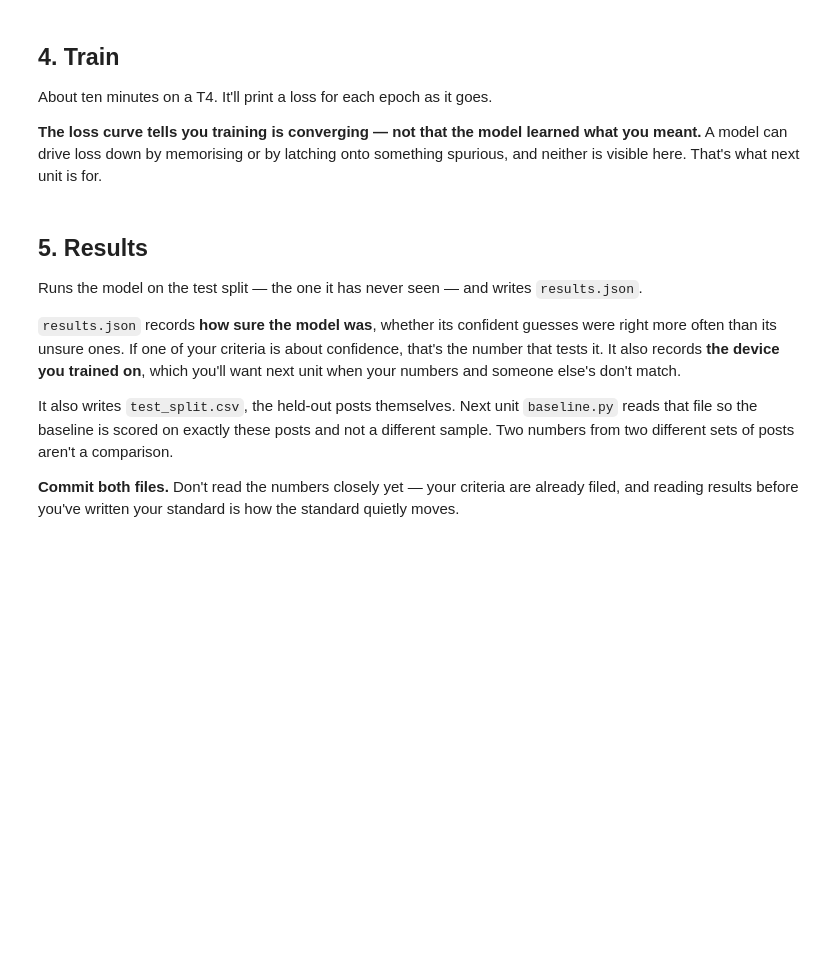
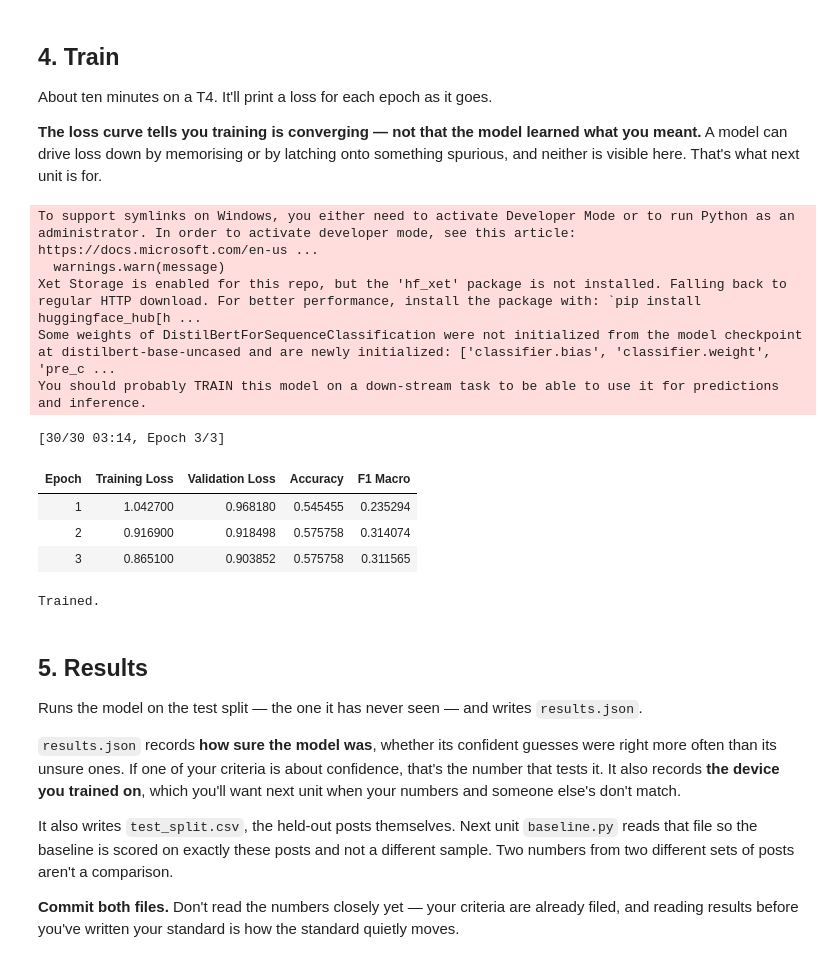
Before and after one commit to radhepa/ai201-project3-takemeter-starter-v2026, a Jupyter notebook: takemeter.ipynb, the cells around one changed output. Drawn from its saved outputs; the diff is of its cells as text; code cells hidden in the pictures; blank space fills up the shorter version.

```diff
--- a/takemeter.ipynb
+++ b/takemeter.ipynb
@@ -442,33 +442,51 @@ def train_model(train_df, val_df, labels, seed, epochs, learning_rate, batch_siz
 
     def tokenize(batch):
         return tokenizer(batch["text"], truncation=True, padding="max_length", max_length=MAX_LENGTH)
 
     train_ds = Dataset.from_pandas(to_ids(train_df, labels)).map(tokenize, batched=True)
     val_ds = Dataset.from_pandas(to_ids(val_df, labels)).map(tokenize, batched=True)
 
     args = TrainingArguments(
         output_dir="./takemeter_out",
         num_train_epochs=epochs,
         learning_rate=learning_rate,
         per_device_train_batch_size=batch_size,
         per_device_eval_batch_size=batch_size,
         eval_strategy="epoch",
         save_strategy="no",
         logging_steps=10,
         seed=seed,
         report_to="none",
         disable_tqdm=quiet,
     )
 
     trainer = Trainer(
         model=model,
         args=args,
         train_dataset=train_ds,
         eval_dataset=val_ds,
         compute_metrics=compute_metrics,
     )
     trainer.train()
     return trainer, tokenizer
+
+
+trainer, tokenizer = train_model(
+    train_df, val_df, LABELS, SEED, EPOCHS, LEARNING_RATE, BATCH_SIZE, BASE_MODEL
+)
+print("\nTrained.")
+# %% [output]
+To support symlinks on Windows, you either need to activate Developer Mode or to run Python as an administrator. In order to activate developer mode, see this article: https://docs.microsoft.com/en-us ...
+  warnings.warn(message)
+Xet Storage is enabled for this repo, but the 'hf_xet' package is not installed. Falling back to regular HTTP download. For better performance, install the package with: `pip install huggingface_hub[h ...
+Some weights of DistilBertForSequenceClassification were not initialized from the model checkpoint at distilbert-base-uncased and are newly initialized: ['classifier.bias', 'classifier.weight', 'pre_c ...
+You should probably TRAIN this model on a down-stream task to be able to use it for predictions and inference.
+[30/30 03:14, Epoch 3/3]
+| Epoch | Training Loss | Validation Loss | Accuracy | F1 Macro |
+| 1 | 1.042700 | 0.968180 | 0.545455 | 0.235294 |
+| 2 | 0.916900 | 0.918498 | 0.575758 | 0.314074 |
+| 3 | 0.865100 | 0.903852 | 0.575758 | 0.311565 |
+Trained.
 # %% [markdown]
 ## 5. Results
 
```
Also changed, not shown: parts of 5 cells of this notebook, 1 other file.
